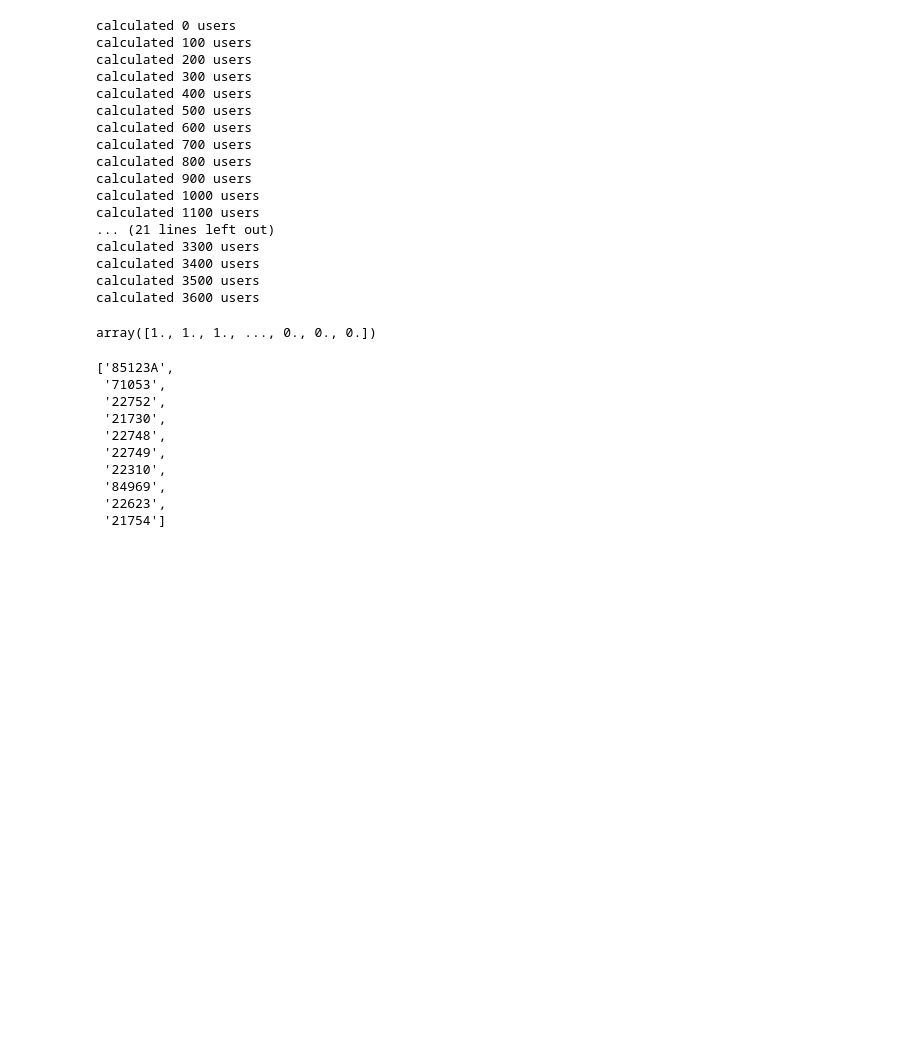
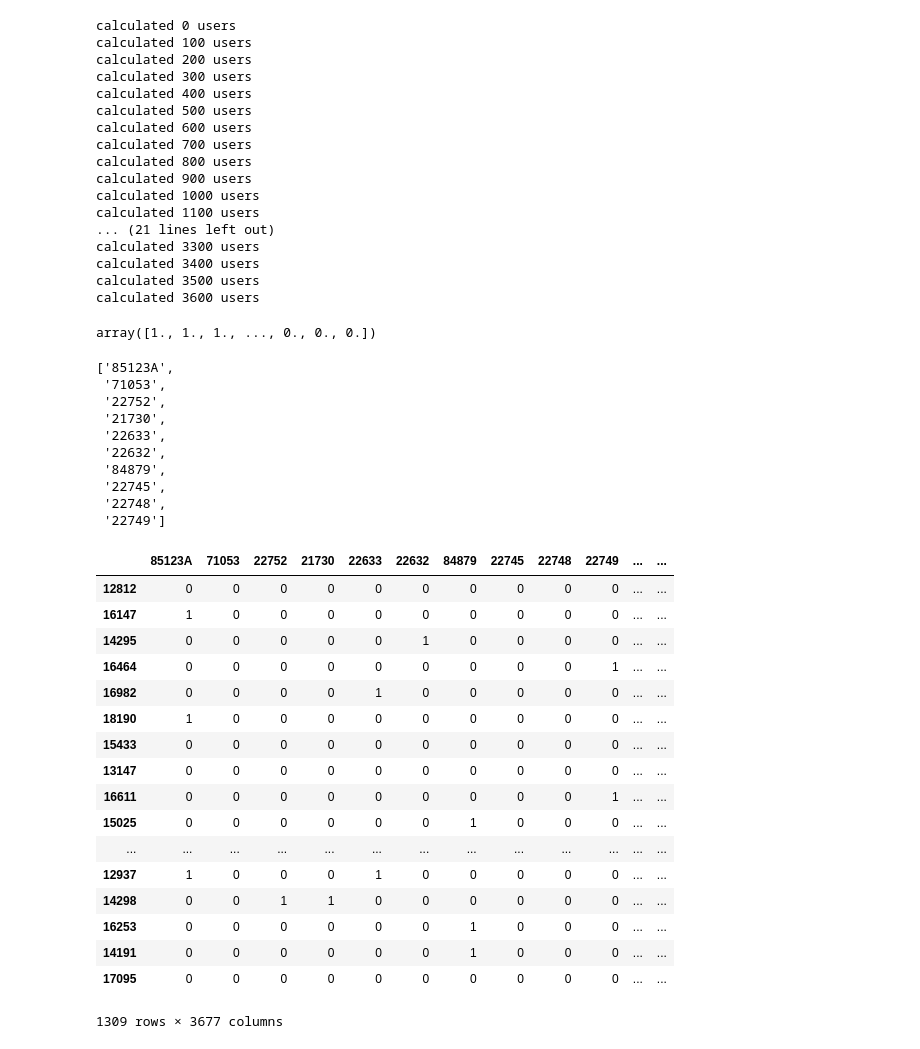
Before and after one commit to ShopBonsai/interview-test-data-ml, a Jupyter notebook: Bonsai Technical Interview.ipynb, the cells around one changed output. Cells and saved outputs as stored; diff of their text form; code cells hidden in the pictures; blank space fills up the shorter version.

```diff
--- a/Bonsai Technical Interview.ipynb
+++ b/Bonsai Technical Interview.ipynb
@@ -175,15 +175,36 @@ def userTopK(prediction, itemMapping, userMapping, userID, k):
     namesTopK = [itemMapping[item] for item in topK] #list(map(lambda x: itemSet[moviesDataset.movieID == x+1]["movieTitle"].values[0], topK))
     return namesTopK
 # %%
-userTopK(predictionMatrix, itemMapping, userMapping, 17850, 10)
+userTopK(predictionMatrix, itemMapping, userMapping, 14295, 10)
 # %% [output]
 ['85123A',
  '71053',
  '22752',
  '21730',
+ '22633',
+ '22632',
+ '84879',
+ '22745',
  '22748',
- '22749',
- '22310',
- '84969',
- '22623',
- '21754']
+ '22749']
+# %%
+test
+# %% [output]
+|  | 85123A | 71053 | 22752 | 21730 | 22633 | 22632 | 84879 | 22745 | 22748 | 22749 | ... | ... |
+| 12812 | 0 | 0 | 0 | 0 | 0 | 0 | 0 | 0 | 0 | 0 | ... | ... |
+| 16147 | 1 | 0 | 0 | 0 | 0 | 0 | 0 | 0 | 0 | 0 | ... | ... |
+| 14295 | 0 | 0 | 0 | 0 | 0 | 1 | 0 | 0 | 0 | 0 | ... | ... |
+| 16464 | 0 | 0 | 0 | 0 | 0 | 0 | 0 | 0 | 0 | 1 | ... | ... |
+| 16982 | 0 | 0 | 0 | 0 | 1 | 0 | 0 | 0 | 0 | 0 | ... | ... |
+| 18190 | 1 | 0 | 0 | 0 | 0 | 0 | 0 | 0 | 0 | 0 | ... | ... |
+| 15433 | 0 | 0 | 0 | 0 | 0 | 0 | 0 | 0 | 0 | 0 | ... | ... |
+| 13147 | 0 | 0 | 0 | 0 | 0 | 0 | 0 | 0 | 0 | 0 | ... | ... |
+| 16611 | 0 | 0 | 0 | 0 | 0 | 0 | 0 | 0 | 0 | 1 | ... | ... |
+| 15025 | 0 | 0 | 0 | 0 | 0 | 0 | 1 | 0 | 0 | 0 | ... | ... |
+| ... | ... | ... | ... | ... | ... | ... | ... | ... | ... | ... | ... | ... |
+| 12937 | 1 | 0 | 0 | 0 | 1 | 0 | 0 | 0 | 0 | 0 | ... | ... |
+| 14298 | 0 | 0 | 1 | 1 | 0 | 0 | 0 | 0 | 0 | 0 | ... | ... |
+| 16253 | 0 | 0 | 0 | 0 | 0 | 0 | 1 | 0 | 0 | 0 | ... | ... |
+| 14191 | 0 | 0 | 0 | 0 | 0 | 0 | 1 | 0 | 0 | 0 | ... | ... |
+| 17095 | 0 | 0 | 0 | 0 | 0 | 0 | 0 | 0 | 0 | 0 | ... | ... |
+1309 rows × 3677 columns
```
